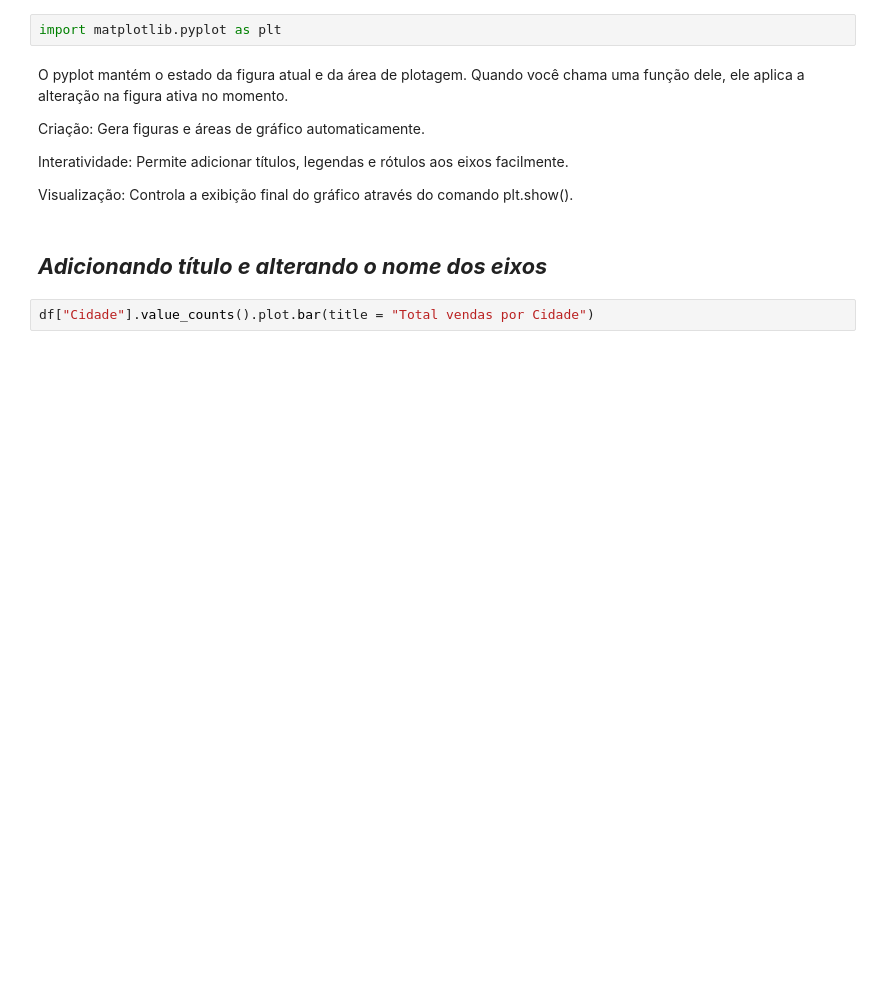
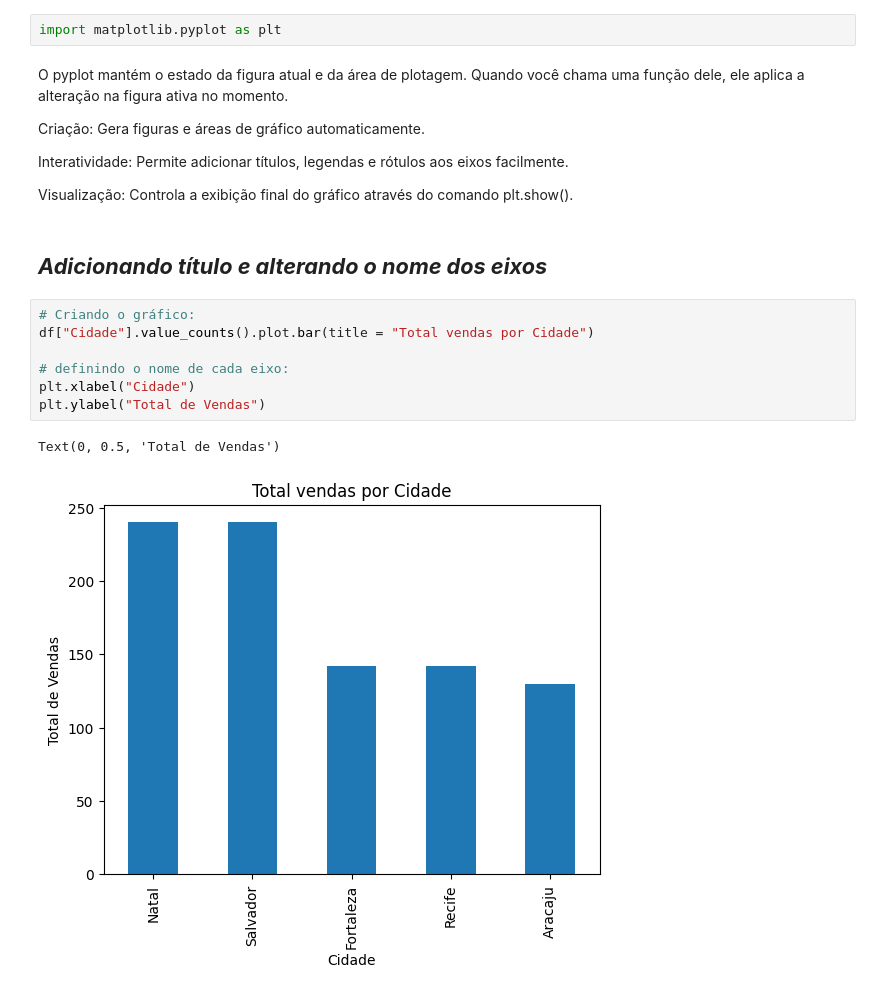
Before and after one commit to Felipe-Magalhaes-A-Carneiro/analise_de_dados-python_pandas, a Jupyter notebook: Notebooks/02-planilhas-excel.ipynb, the cells around one changed output. Cells and saved outputs as stored; diff of their text form; blank space fills up the shorter version.

Commit message:
aula - graficos - finaliza a explicacao de cada um

```diff
--- a/Notebooks/02-planilhas-excel.ipynb
+++ b/Notebooks/02-planilhas-excel.ipynb
@@ -598,4 +603,12 @@ Visualização: Controla a exibição final do gráfico através do comando plt.
 # %% [markdown]
 ## ***Adicionando título e alterando o nome dos eixos***
 # %%
+# Criando o gráfico:
 df["Cidade"].value_counts().plot.bar(title = "Total vendas por Cidade")
+
+# definindo o nome de cada eixo:
+plt.xlabel("Cidade")
+plt.ylabel("Total de Vendas")
+# %% [output]
+Text(0, 0.5, 'Total de Vendas')
+[figure, added]
```
Also changed, not shown: parts of 24 cells of this notebook.
